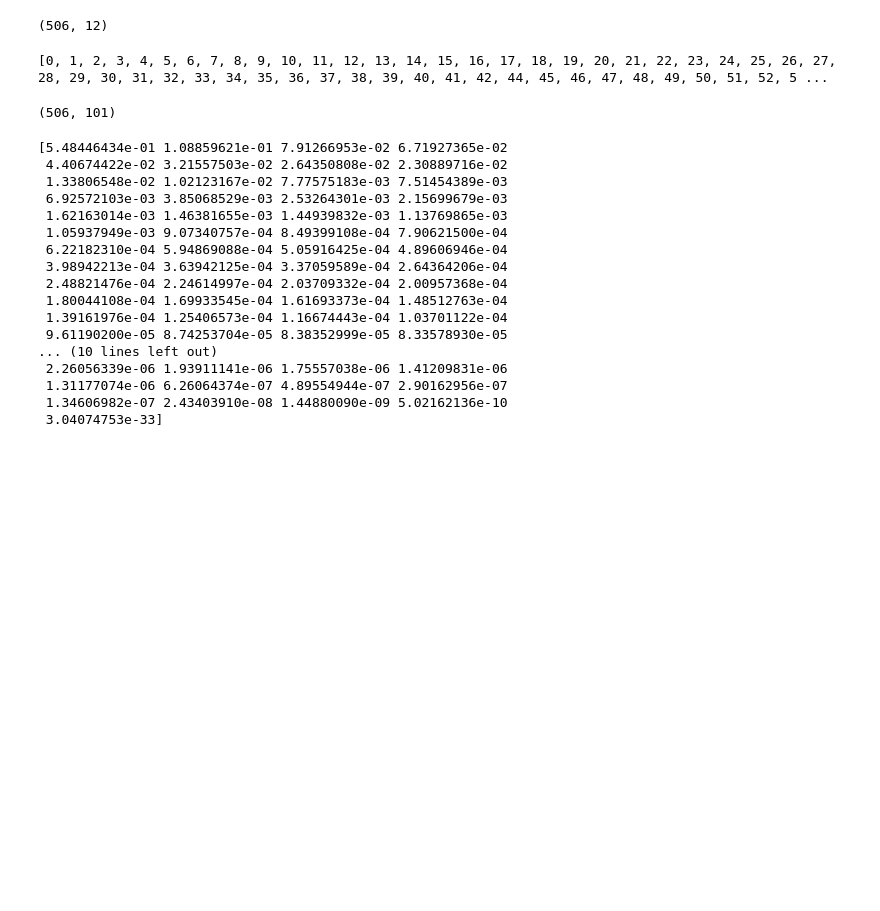
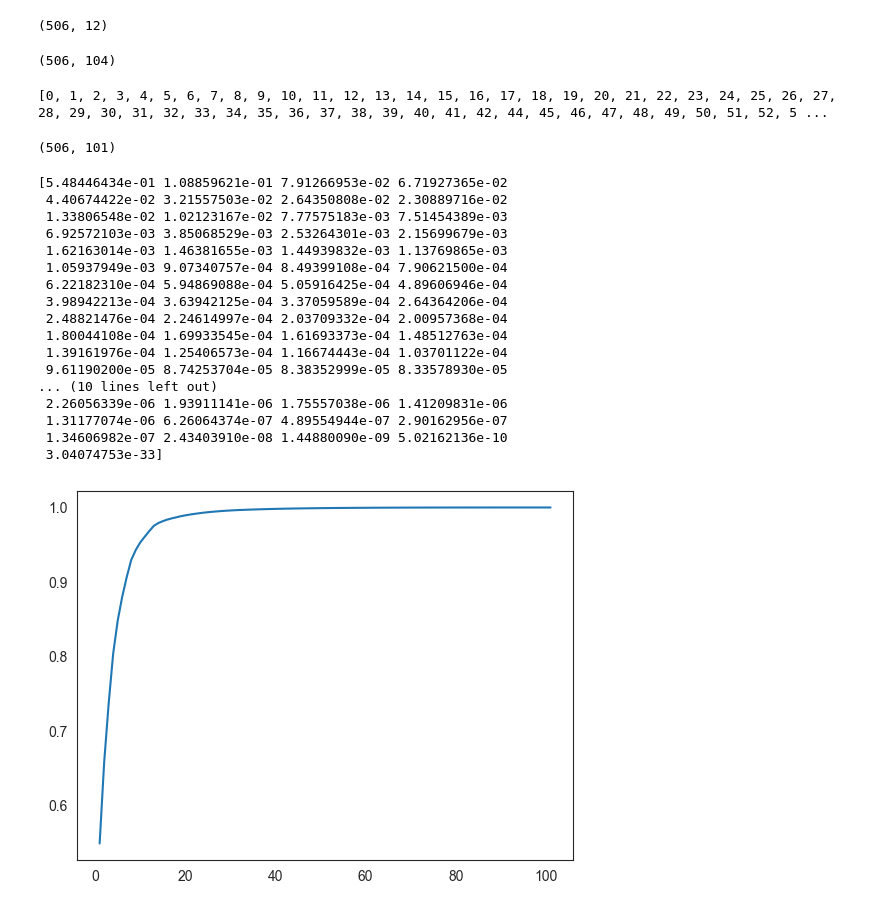
Before and after one commit to sdslrn/DataMining, a Jupyter notebook: homework1/lzj/data_preprocessing_linear.ipynb, the cells around one changed output. Cells and saved outputs as stored; diff of their text form; code cells hidden in the pictures; blank space fills up the shorter version.

```diff
--- a/homework1/lzj/data_preprocessing_linear.ipynb
+++ b/homework1/lzj/data_preprocessing_linear.ipynb
@@ -154,6 +156,10 @@ X = MinMaxScaler().fit_transform(data)
 from sklearn.preprocessing import PolynomialFeatures
 poly = PolynomialFeatures(degree=2,include_bias=False)
 X_poly = poly.fit_transform(X)
+# 输出X_poly的形状
+print(X_poly.shape)
+# %% [output]
+(506, 104)
 # %%
 # 保留彼此之间相关性大于0.6的特征
 feature_idxs =  HighlyCorr(np.corrcoef(X_poly.T),0.6)
@@ -168,28 +174,32 @@ features.shape
 # %%
 #PCA降维处理,防止特征过多使得模型出现过拟合问题。
 from sklearn.decomposition import PCA
 
 pca = PCA(n_components=101)
 new_features = pca.fit_transform(features)
 print(pca.explained_variance_ratio_) # 查看每个特征对方差的解释量大小，对特征数进行确定
 
-pca = PCA(n_components=30)
+# 作图
+plt.plot(range(1,102),np.cumsum(pca.explained_variance_ratio_))
+
+pca = PCA(n_components=17)
 new_features = pca.fit_transform(features)
 # %% [output]
 [5.48446434e-01 1.08859621e-01 7.91266953e-02 6.71927365e-02
  4.40674422e-02 3.21557503e-02 2.64350808e-02 2.30889716e-02
  1.33806548e-02 1.02123167e-02 7.77575183e-03 7.51454389e-03
  6.92572103e-03 3.85068529e-03 2.53264301e-03 2.15699679e-03
  1.62163014e-03 1.46381655e-03 1.44939832e-03 1.13769865e-03
  1.05937949e-03 9.07340757e-04 8.49399108e-04 7.90621500e-04
  6.22182310e-04 5.94869088e-04 5.05916425e-04 4.89606946e-04
  3.98942213e-04 3.63942125e-04 3.37059589e-04 2.64364206e-04
  2.48821476e-04 2.24614997e-04 2.03709332e-04 2.00957368e-04
  1.80044108e-04 1.69933545e-04 1.61693373e-04 1.48512763e-04
  1.39161976e-04 1.25406573e-04 1.16674443e-04 1.03701122e-04
  9.61190200e-05 8.74253704e-05 8.38352999e-05 8.33578930e-05
 ... (10 lines left out)
  2.26056339e-06 1.93911141e-06 1.75557038e-06 1.41209831e-06
  1.31177074e-06 6.26064374e-07 4.89554944e-07 2.90162956e-07
  1.34606982e-07 2.43403910e-08 1.44880090e-09 5.02162136e-10
  3.04074753e-33]
+[figure, added]
```
Also changed, not shown: parts of 1 cell of this notebook, 4 other files.
